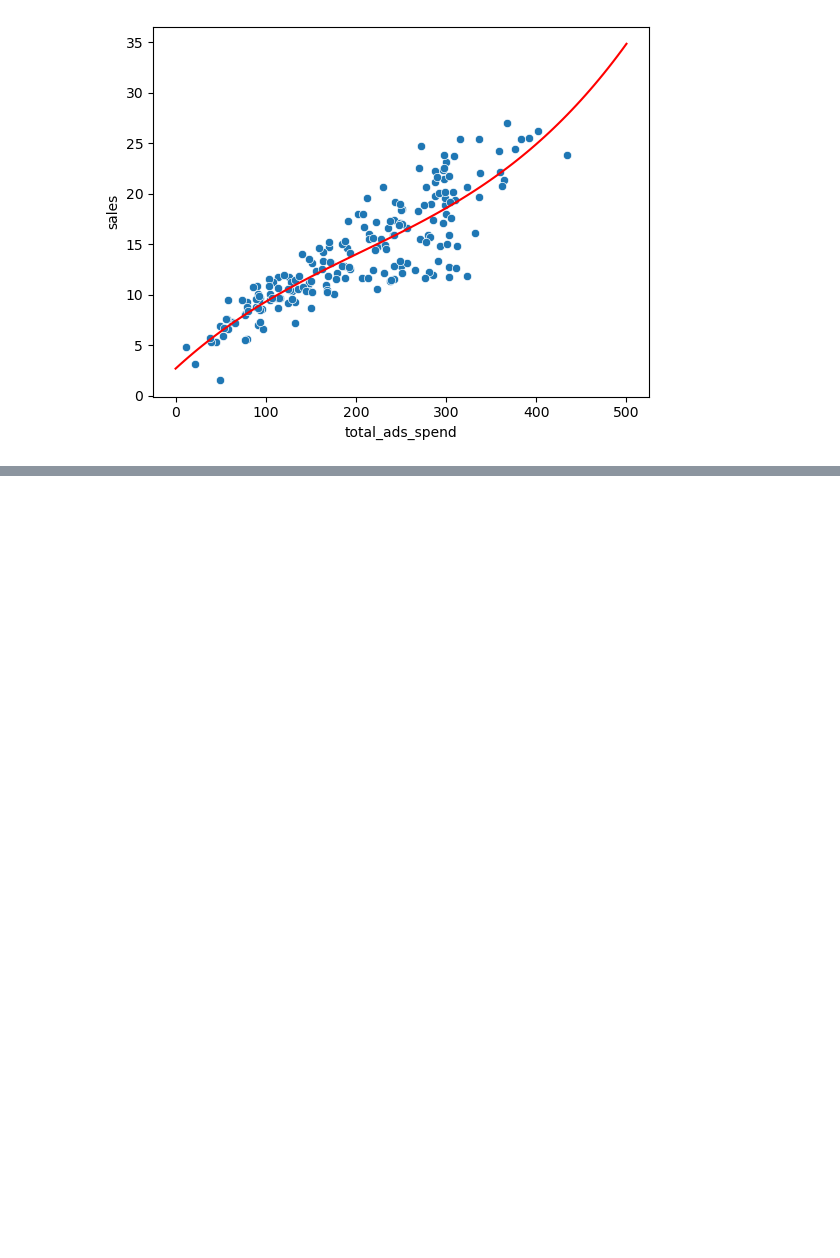
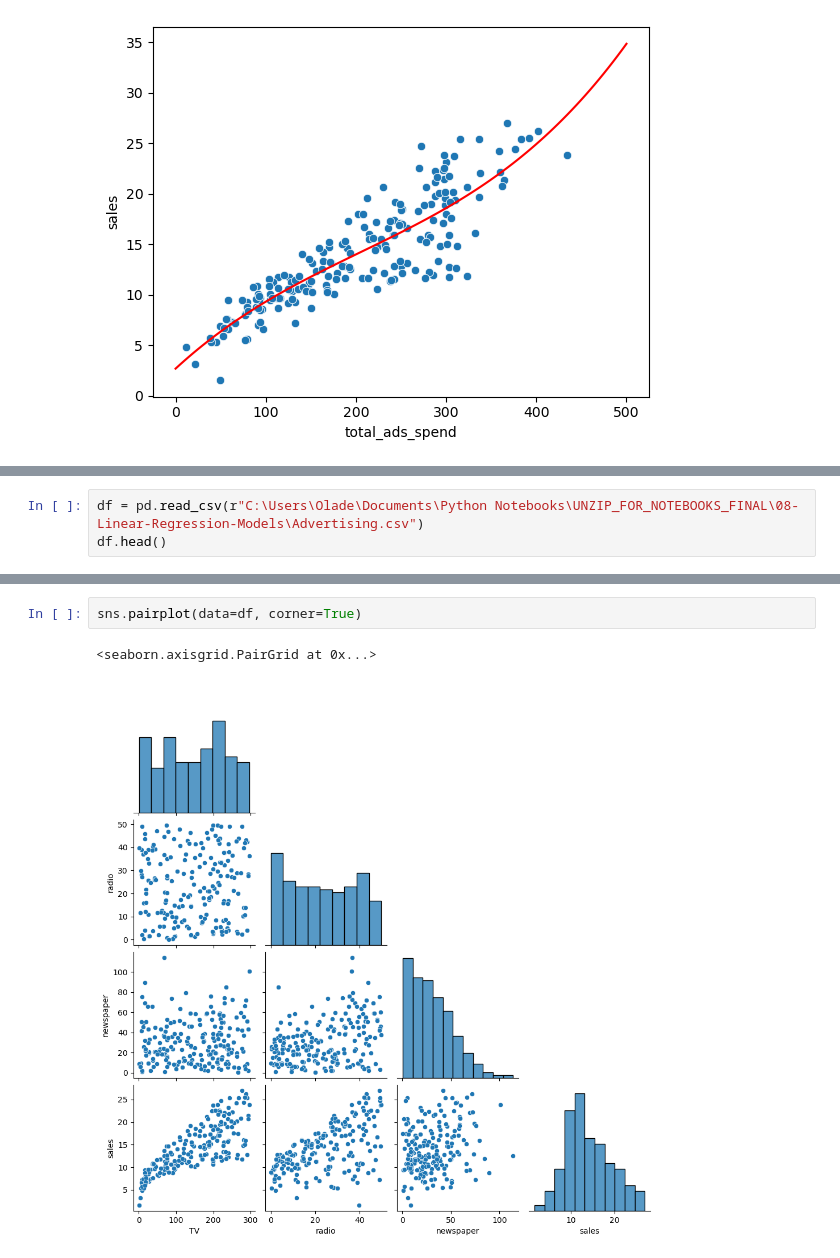
Before and after one commit to Oladele-A/python-for-data-science, a Jupyter notebook: Linear Regression/Linear_Regression.ipynb, the cells around one changed output, grey strips where cells are left out. Cells and saved outputs as stored; diff of their text form; blank space fills up the shorter version.

Commit message:
Linear regression using Scikit-learn

```diff
--- a/Linear Regression/Linear_Regression.ipynb
+++ b/Linear Regression/Linear_Regression.ipynb
@@ -79,0 +84,3 @@ Limitations of `np.polyfit`
+# %%
+df = pd.read_csv(r"C:\Users\Olade\Documents\Python Notebooks\UNZIP_FOR_NOTEBOOKS_FINAL\08-Linear-Regression-Models\Advertising.csv")
+df.head()
@@ -79,0 +94,5 @@ Limitations of `np.polyfit`
+# %%
+sns.pairplot(data=df, corner=True)
+# %% [output]
+<seaborn.axisgrid.PairGrid at 0x...>
+[figure, added]
```
Also changed, not shown: parts of 15 cells of this notebook.
